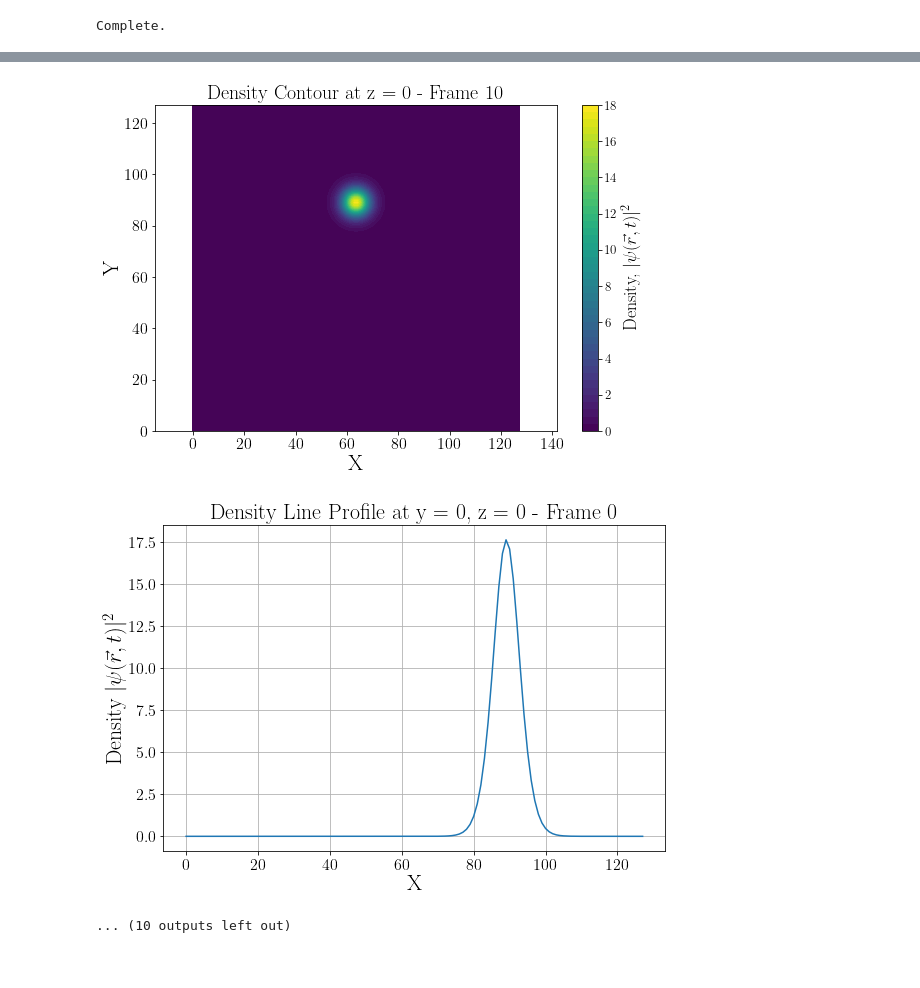
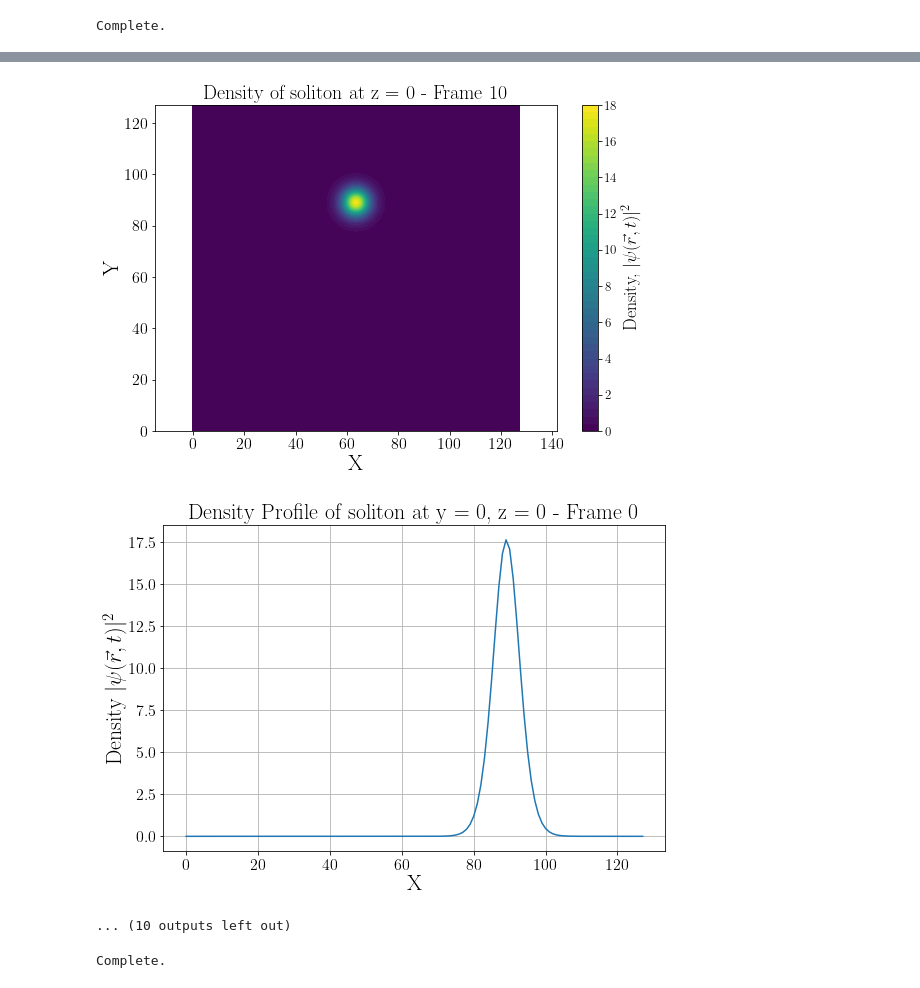
Before and after one commit to pratibhajangra591/project-3, a Jupyter notebook: soliton_trial.ipynb, the cells around one changed output, grey strips where cells are left out. Drawn from its saved outputs; the diff is of its cells as text; code cells hidden in the pictures.

```diff
--- a/soliton_trial.ipynb
+++ b/soliton_trial.ipynb
@@ -112,5 +114,5 @@ TestOutput/2024.9.24_14:38:55_128/line_#9.npy
 # %%
-loc = 'TestOutput/2024.9.24_14:38:55_128/'
+loc = 'TestOutput/2024.9.24_16:09:48_128/'
 rho_3D_list = []
 rho_plane_z0_list = []
 rho_line_y0_z0_list = []
@@ -119,7 +121,8 @@ save_number = 10
 for step in range(save_number + 1):
     try:
         rho_3D_data = np.load(os.path.join(loc, f'rho_#{step}.npy'))
-        rho_3D_list.append(rho_3D_data)
+        rho_3D = rho_3D_list.append(rho_3D_data)
+
 
         rho_plane_z0_data = np.load(os.path.join(loc, f'plane_#{step}.npy'))
         rho_plane_z0_list.append(rho_plane_z0_data)
@@ -142,7 +145,7 @@ for i, rho_plane in enumerate(rho_plane_z0_list):
     cbar = fig.colorbar(cax)
     cbar.ax.tick_params(labelsize = 13)
     cbar.set_label(label=r'Density, $|\psi(\vec{r}, t)|^{2}$', size = 18)
-    plt.title(f'Density Contour at z = 0 - Frame {i}', fontsize = 20)
+    plt.title(f'Density of soliton at z = 0 - Frame {i}', fontsize = 20)
     plt.xlabel('X', fontsize = 22, labelpad = 2)
     plt.ylabel('Y', fontsize = 22, labelpad = 2)
     plt.xticks(fontsize = 16)
@@ -159,7 +162,7 @@ for i, rho_line in enumerate(rho_line_y0_z0_list):
     plt.ylabel(r'Density $|\psi(\vec{r}, t)|^{2}$', fontsize = 22, labelpad = 2)
     plt.xticks(fontsize = 16)
     plt.yticks(fontsize = 16)
-    plt.title(f'Density Line Profile at y = 0, z = 0 - Frame {i}', fontsize = 22)
+    plt.title(f'Density Profile of soliton at y = 0, z = 0 - Frame {i}', fontsize = 22)
     plt.grid()
     plt.savefig(os.path.join(visualisations_path, f'density_line_y0_z0_frame_{i}.pdf'), dpi=300)
     plt.show()
@@ -177,3 +180,40 @@ for i, rho_line in enumerate(rho_line_y0_z0_list):
-[figure, old version]
+[figure, new version]
-[figure, old version]
+[figure, new version]
 ... (10 outputs left out)
+# %%
+central_mass = 10 * 1.989e30  # Give this parameter in the same units as the soliton mass unit. i.e. units must match with s_mass_unit
+
+# Data to save
+save_rho_pbh = True  # Saves density data for entire 3D simulation grid
+save_psi_pbh = False  # Saves full complex field data for entire 3D simulation grid
+save_plane_pbh = True  # Saves density data for plane z = 0
+save_energies_pbh = True  # Saves integrated gravitational, kinetic and total energies as lists
+save_line_pbh = True  # Saves density data for line y = 0, z = 0. Useful for examining interference patterns.
+
+
+m = 8 #1 code unit is ~2.3e6 M_sol (1e-22/m_a)^1.5
+r = 2 #1 code unit is ~38 kpc x (1e-22/m_a)^0.5
+#v = np.sqrt(central_mass/r)
+
+#Soliton parameters are mass, position, velocity and phase (radians)
+soliton1 = [m, [r,0,0], [0,0,0], 0]
+soliton2 = [0, [0,0,0], [0,0,0], 0]
+
+solitons = [soliton1,soliton2]
+
+
+
+step_factor = 1.  # Change this to a larger number if velocities are sufficiently low that constraint on timestep can be relaxed.
+save_number = 10    # Choose number of 'frames' to save. Note that, depending on resolution, this could require significant disk space.
+save_path = 'TestOutput'  # Set output directory
+
+# Compile save options
+save_options = [save_rho_pbh, save_psi_pbh, save_plane_pbh, save_energies_pbh, save_line_pbh]
+
+
+pbh_mass = 10
+# Call the evolve function
+evolve(central_mass, num_threads, length, length_units, resol, duration, duration_units, step_factor,
+       save_number, save_options, save_path, npz, npy, hdf5, s_mass_unit, s_position_unit, s_velocity_unit, solitons, start_time)
+# %% [output]
+Complete.
```
Also changed, not shown: parts of 5 cells of this notebook.
